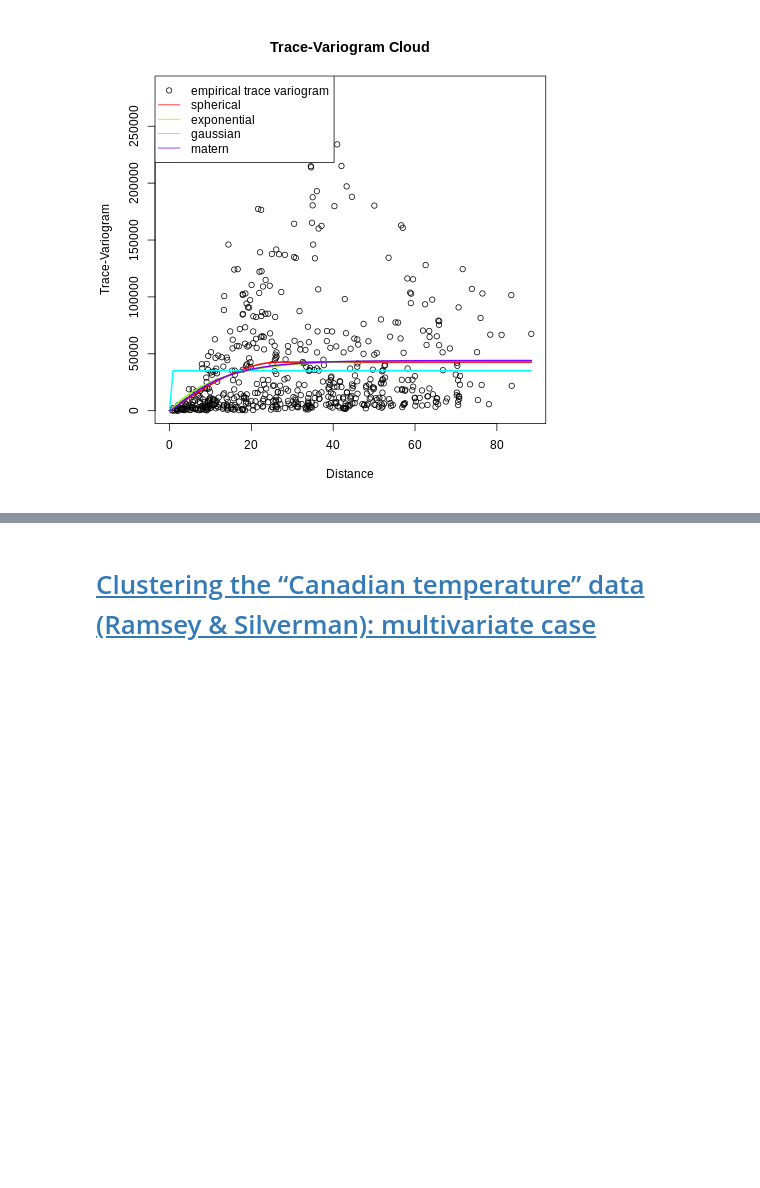
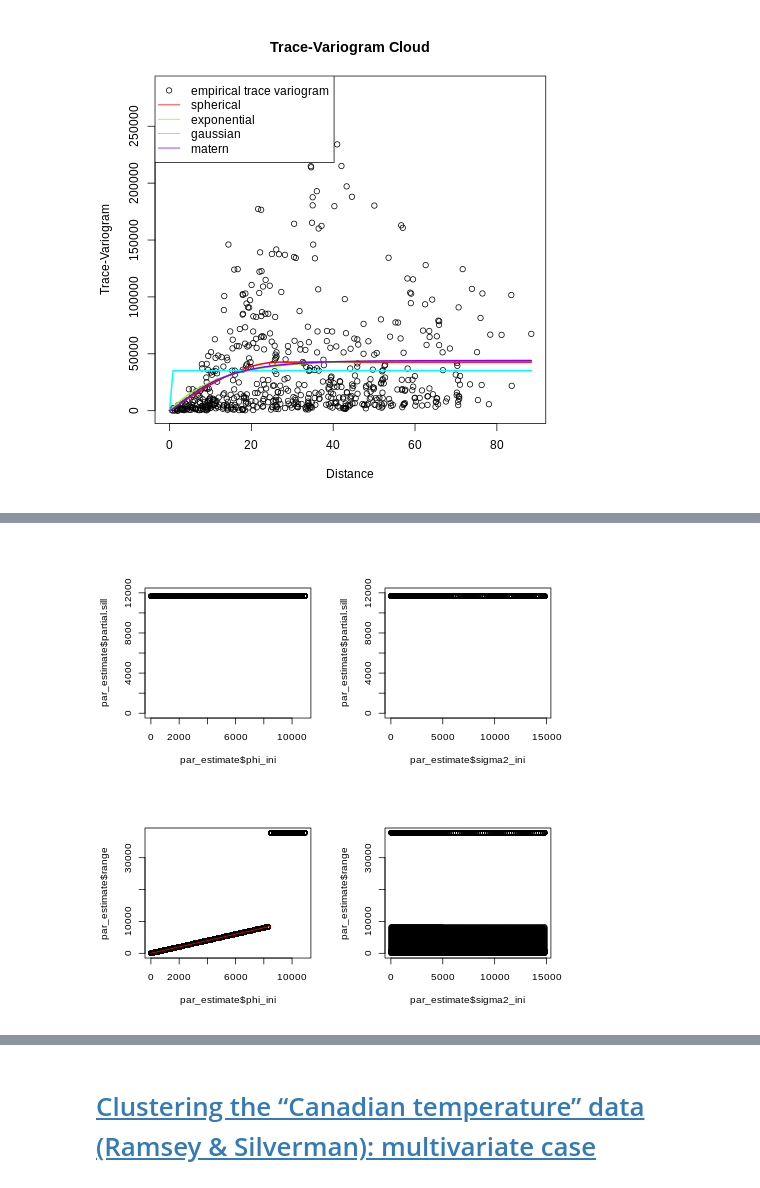
Before and after one commit to jofmorenore/Spatial_Clustering, a Jupyter notebook: Hierarchical_clustering_of_spatially_correlated_fd.ipynb, the cells around one changed output, grey strips where cells are left out. Cells and saved outputs as stored; diff of their text form; code cells hidden in the pictures; blank space fills up the shorter version.

```diff
--- a/Hierarchical_clustering_of_spatially_correlated_fd.ipynb
+++ b/Hierarchical_clustering_of_spatially_correlated_fd.ipynb
@@ -239 +339,32 @@ List of 6
  - attr(*, "class")= chr "variogram"
+# %%
+%%R
+sigma2 = c(seq(25, 5000, by=100), seq(5025, 15000, by=200))
+phi    = c(seq(17, 1000, by=20), seq(1100, 11000, by=200))
+# %%
+%%R
+par_estimate = data.frame(list("sigma2_ini"=NA, "phi_ini"=NA, "partial sill"=NA, "range"=NA))
+k=1
+
+for(i in 1:100){
+    for(j in 1:100){
+        fit1 = geofd::fit.tracevariog(new.emp.trace.vari, models = "spherical",
+                                      sigma2.0 = sigma2[i], phi.0 = phi[j],
+                                      fix.nugget=TRUE, fix.kappa=FALSE,
+                                      max.dist.variogram=NULL)
+        par_estimate[k,]= c(sigma2[i], phi[j], fit1$best$cov.pars)
+        k = k+1
+    }
+}
+# %%
+%%R
+par(mfrow=c(2,2))
+# sin importar los valores iniciales de sigma2 y phi la sill estimada es 11658-11683
+plot(par_estimate$phi_ini, par_estimate$partial.sill, ylim = c(0,12000))
+plot(par_estimate$sigma2_ini, par_estimate$partial.sill, ylim = c(0,12000))
+# A partir phi_ini=8500, cambia el rango estimado, pasa de ser el mismo phi_ini a 37793-37805
+plot(par_estimate$phi_ini, par_estimate$range)
+lines(x = seq(1,8500), y = seq(1,8500), col = 'red')
+plot(par_estimate$sigma2_ini, par_estimate$range)
+# %% [output]
+[figure, added]
```
Also changed, not shown: parts of 64 cells of this notebook.
